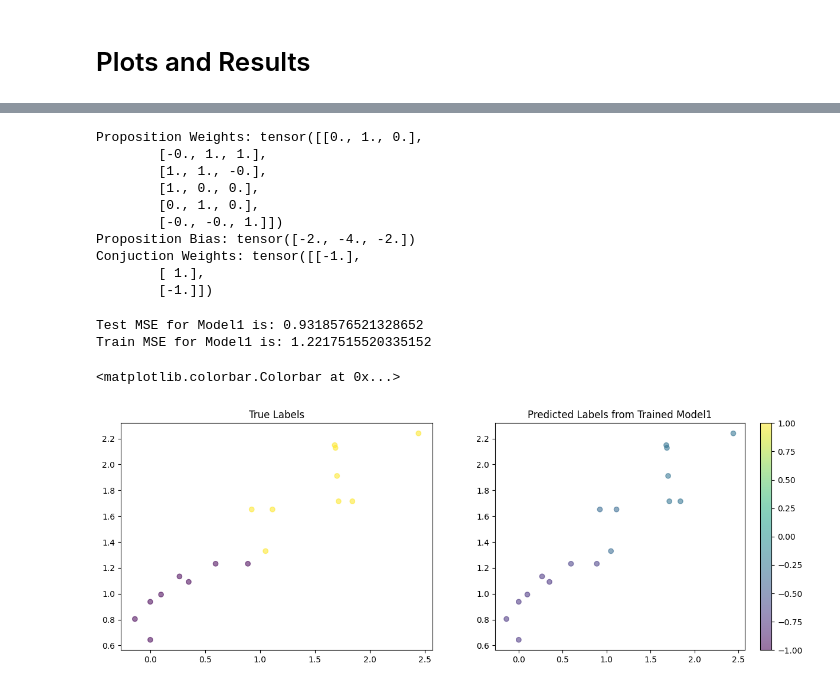
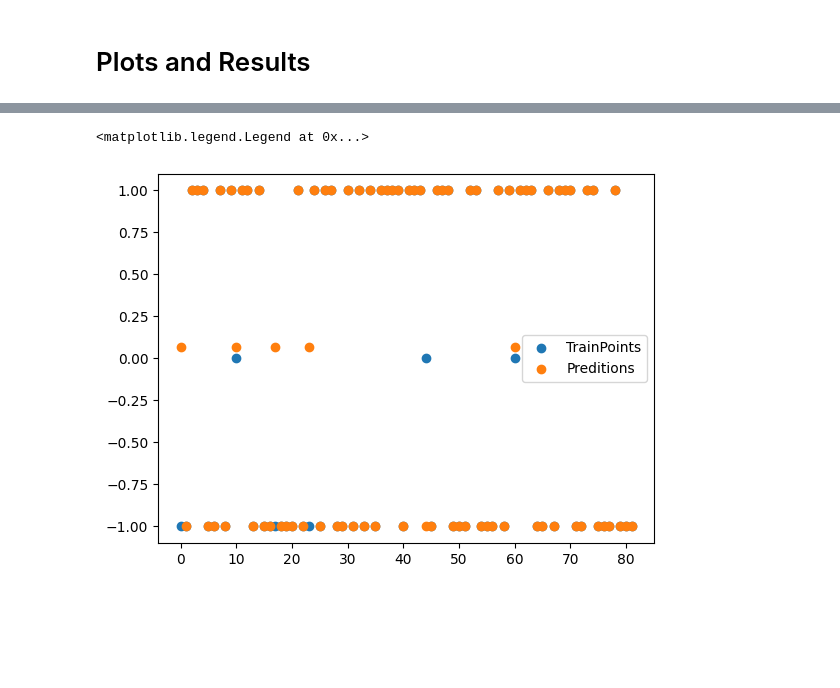
Before and after one commit to shahrzaddii/https---github.com-shahrzaddii-Sparsity, a Jupyter notebook: 82octet.ipynb, the cells around one changed output, grey strips where cells are left out. Cells and saved outputs as stored; diff of their text form; code cells hidden in the pictures; blank space fills up the shorter version.

```diff
--- a/82octet.ipynb
+++ b/82octet.ipynb
@@ -78,11 +75,18 @@ class OctetBinary(Dataset):
     def __len__(self):
         return self.n_samples
 
+
+X = octet_selected[['sigma>0.91', 'sigma<-0.91', 'sigma<1.16', 'sigma>-1.16', 'rs>1.22','rs<1.27']].to_numpy()
+y = octet_selected['RS_ZB'].to_numpy()
+# y = octet_selected['Delta E'].to_numpy()
+
+RNG = np.random.default_rng(seed=0)
+train_ind = RNG.choice(len(X), size=int(len(X)*1), replace=False)
+test_ind = np.setdiff1d(np.array(range(len(X))), train_ind)
+X_train, X_test, y_train, y_test = X[train_ind], X[test_ind], y[train_ind], y[test_ind]
+
 dataset = OctetBinary(X_train, y_train)
-dataloader = DataLoader(dataset=dataset, batch_size=int(0.4*len(X_train)), shuffle=True)
-
-# dataset = TensorDataset(X, y)
-# dataloader = DataLoader(dataset, batch_size=16, shuffle=True)
+dataloader = DataLoader(dataset=dataset, batch_size=int(1*len(X_train)), shuffle=True)
 # %% [markdown]
 # Creating the NN Model
 # %%
@@ -454,24 +312,0 @@ Text(0, 0.5, '(MSE + Regul.)/batch_size')
-# %%
-print(f'Proposition Weights: {torch.round(model1.prop_weights)}')
-print(f'Proposition Bias: {model1.prop_bias}')
-print(f'Conjuction Weights: {torch.round(model1.con_weights)}')
-# %% [output]
-Proposition Weights: tensor([[0., 1., 0.],
-        [-0., 1., 1.],
-        [1., 1., -0.],
-        [1., 0., 0.],
-        [0., 1., 0.],
-        [-0., -0., 1.]])
-Proposition Bias: tensor([-2., -4., -2.])
-Conjuction Weights: tensor([[-1.],
-        [ 1.],
-        [-1.]])
-# %%
-y_pred_model1_test = model1.predict(X_test)
-print(f'Test MSE for Model1 is: {(np.mean((y_test-y_pred_model1_test)**2))}')
-
-y_pred_model1_train = model1.predict(X_train)
-print(f'Train MSE for Model1 is: {(np.mean((y_train-y_pred_model1_train)**2))}')
-# %% [output]
-Test MSE for Model1 is: 0.9318576521328652
-Train MSE for Model1 is: 1.2217515520335152
@@ -480,16 +313,7 @@ np.where(y_pred_model1_test>0, 1, -1)
-# %%
-np.random.seed(19680801)
-yaxis = [y_test, y_pred_model1_test]
-axs_title = ['True Labels', 'Predicted Labels from Trained Model1']
-fig, axs = plt.subplots(1, 2, figsize=(15, 5))
-
-for col in range(2):
-    ax = axs[col]
-    pcm = ax.scatter(octet_selected['sigma'][test_ind],octet_selected['rs(A)'][test_ind], c=yaxis[col], cmap='viridis',  alpha=0.55, vmin=-1, vmax=1)
-    ax.set_title(axs_title[col])
-
-# fig.suptitle('Prediction over Test Points')
-fig.colorbar(pcm)
-# %% [output]
-<matplotlib.colorbar.Colorbar at 0x...>
-[figure, removed]
+# %%
+plt.scatter(range(len(y_pred)),y_train, label='TrainPoints')
+plt.scatter(range(len(y_pred)),y_pred, label='Preditions')
+plt.legend()
+# %% [output]
+<matplotlib.legend.Legend at 0x...>
+[figure, added]
```
Also changed, not shown: parts of 21 cells of this notebook, 1 other file.
